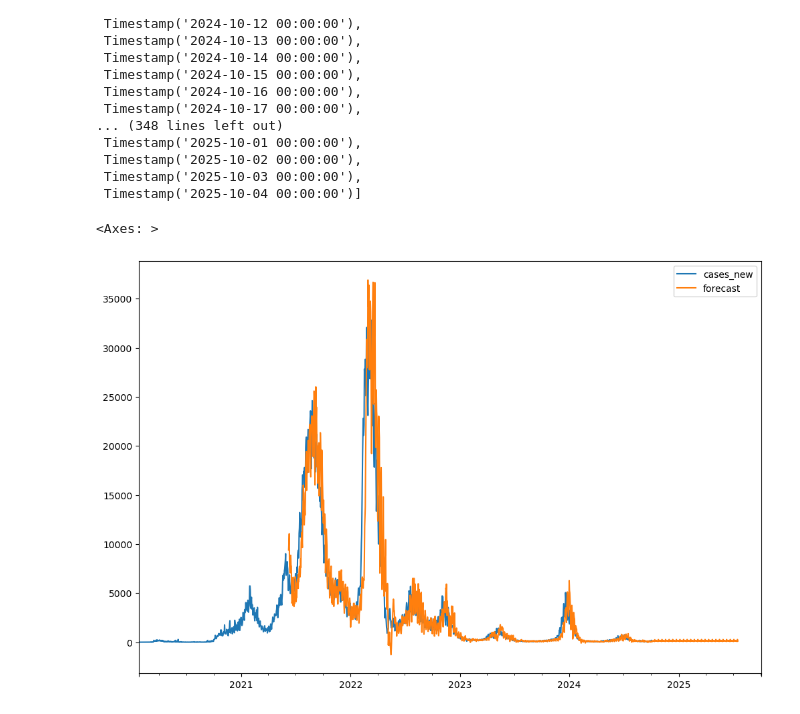
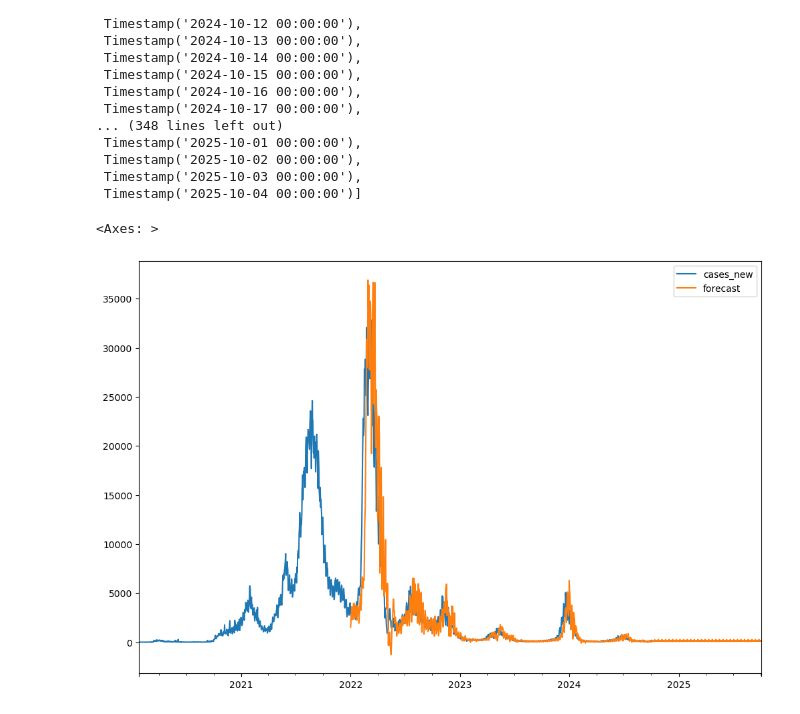
Before and after one commit to nursahiraa/fyp, a Jupyter notebook: fypdata/fypdatatest/ARIMA.ipynb, the cells around one changed output. Drawn from its saved outputs; the diff is of its cells as text; code cells hidden in the pictures.

```diff
--- a/fypdata/fypdatatest/ARIMA.ipynb
+++ b/fypdata/fypdatatest/ARIMA.ipynb
@@ -207,7 +207,7 @@ Warnings:
 <Axes: ylabel='Density'>
 [figure]
 # %%
-df_grouped['forecast'] = results.predict(start=500, end=2000)
+df_grouped['forecast'] = results.predict(start='2022-01-01', end='2024-10-03')
 df_grouped[['cases_new', 'forecast']].plot(figsize(12,8))
 print(df_grouped.tail())
 # %% [output]
@@ -245,8 +245,8 @@ future_dates
 # %%
 future_df = pd.DataFrame(index=future_dates, columns= df_grouped.columns) #create the same columns that have in df_grouped
 final_df = pd.concat([df_grouped, future_df]) #combine both data frame (df_grouped and future_df)
-final_df['forecast'] = results.predict(start=500, end=2000) #predict forecast from 1000 until 2000
+final_df['forecast'] = results.predict(start='2022-01-01', end='2025-10-04') #predict forecast from 1000 until 2000
 final_df[['cases_new','forecast']].plot(figsize(12,8)) #plot both the actual cases and the forecast cases
 # %% [output]
 <Axes: >
-[figure, old version]
+[figure, new version]
```
Also changed, not shown: 1 other file.
